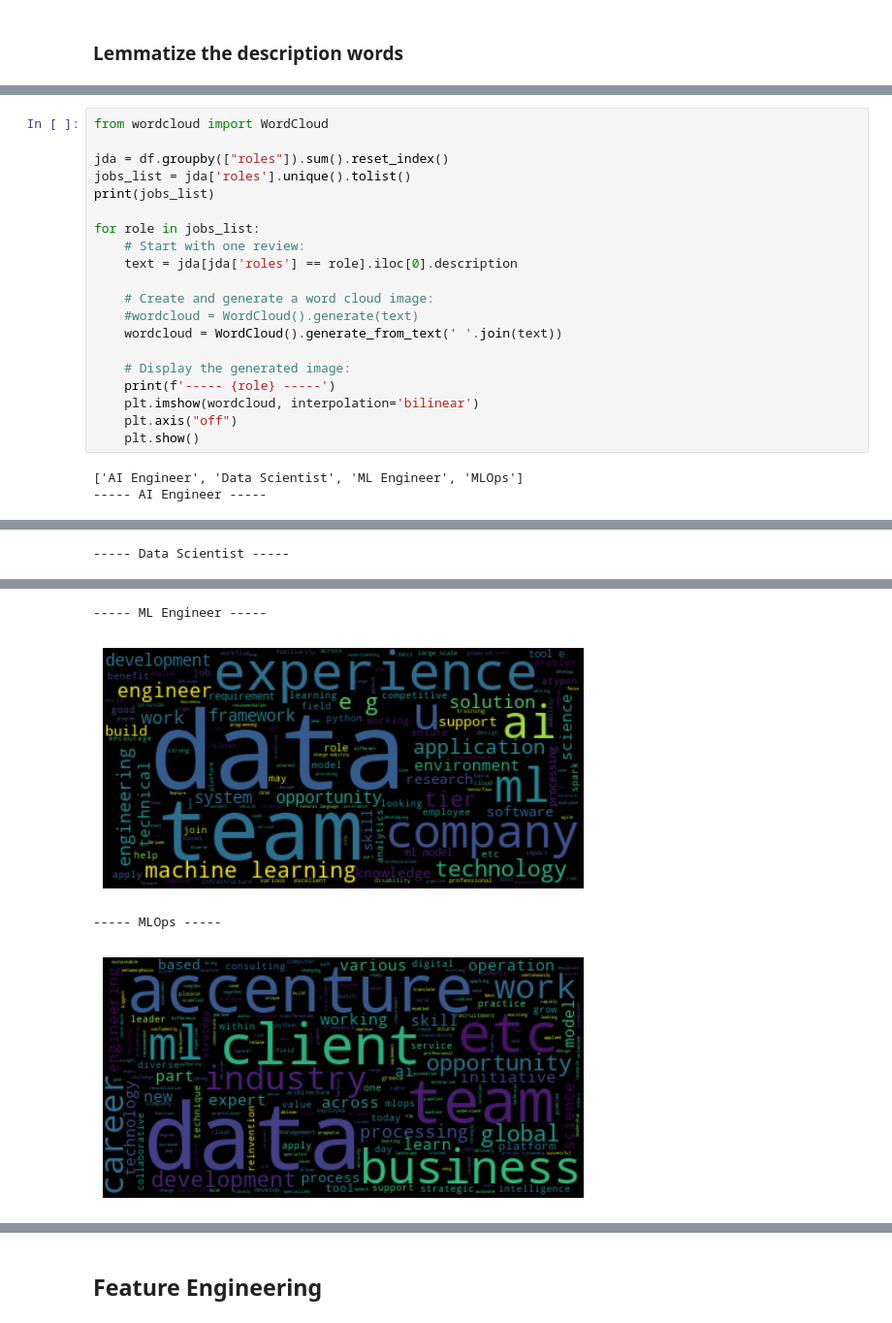
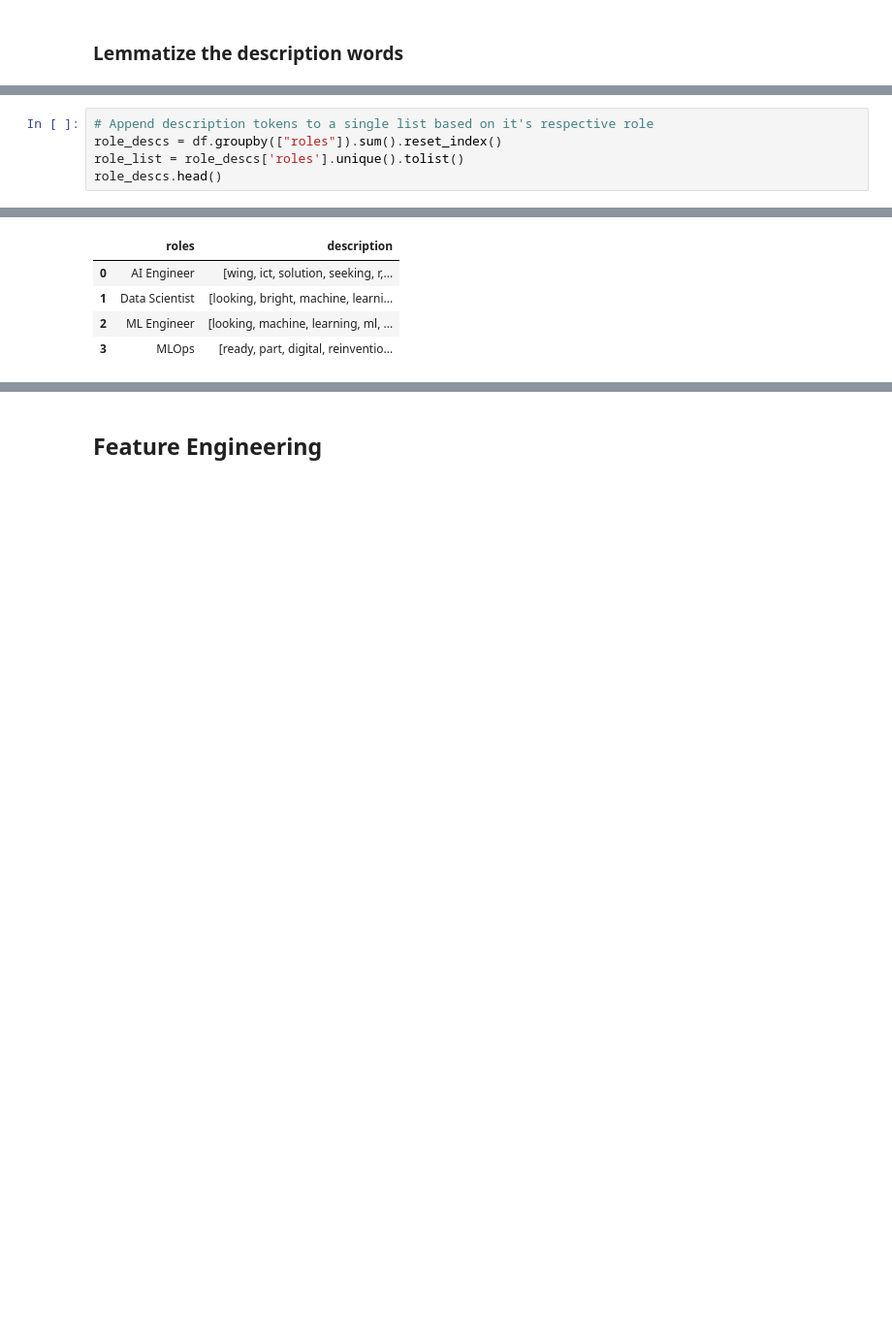
Before and after one commit to sotostzam/job-stats, a Jupyter notebook: notebooks/eda.ipynb, the cells around one changed output, grey strips where cells are left out. Shown: that part at 97% size. Cells and saved outputs as stored; diff of their text form; blank space fills up the shorter version.

```diff
--- a/notebooks/eda.ipynb
+++ b/notebooks/eda.ipynb
@@ -303,23 +326,6 @@ Name: description, dtype: object
 # %%
-from wordcloud import WordCloud
-
-jda = df.groupby(["roles"]).sum().reset_index()
-jobs_list = jda['roles'].unique().tolist()
-print(jobs_list)
-
-for role in jobs_list:
-    # Start with one review:
-    text = jda[jda['roles'] == role].iloc[0].description
-
-    # Create and generate a word cloud image:
-    #wordcloud = WordCloud().generate(text)
-    wordcloud = WordCloud().generate_from_text(' '.join(text))
-
-    # Display the generated image:
-    print(f'----- {role} -----')
-    plt.imshow(wordcloud, interpolation='bilinear')
-    plt.axis("off")
-    plt.show()
+# Append description tokens to a single list based on it's respective role
+role_descs = df.groupby(["roles"]).sum().reset_index()
+role_list = role_descs['roles'].unique().tolist()
+role_descs.head()
 # %% [output]
-['AI Engineer', 'Data Scientist', 'ML Engineer', 'MLOps']
------ AI Engineer -----
@@ -327 +331,0 @@ for role in jobs_list:
------ Data Scientist -----
@@ -329,4 +332,5 @@ for role in jobs_list:
------ ML Engineer -----
-[figure, removed]
------ MLOps -----
-[figure, removed]
+|  | roles | description |
+| 0 | AI Engineer | [wing, ict, solution, seeking, r,... |
+| 1 | Data Scientist | [looking, bright, machine, learni... |
+| 2 | ML Engineer | [looking, machine, learning, ml, ... |
+| 3 | MLOps | [ready, part, digital, reinventio... |
```
Also changed, not shown: parts of 12 cells of this notebook.
